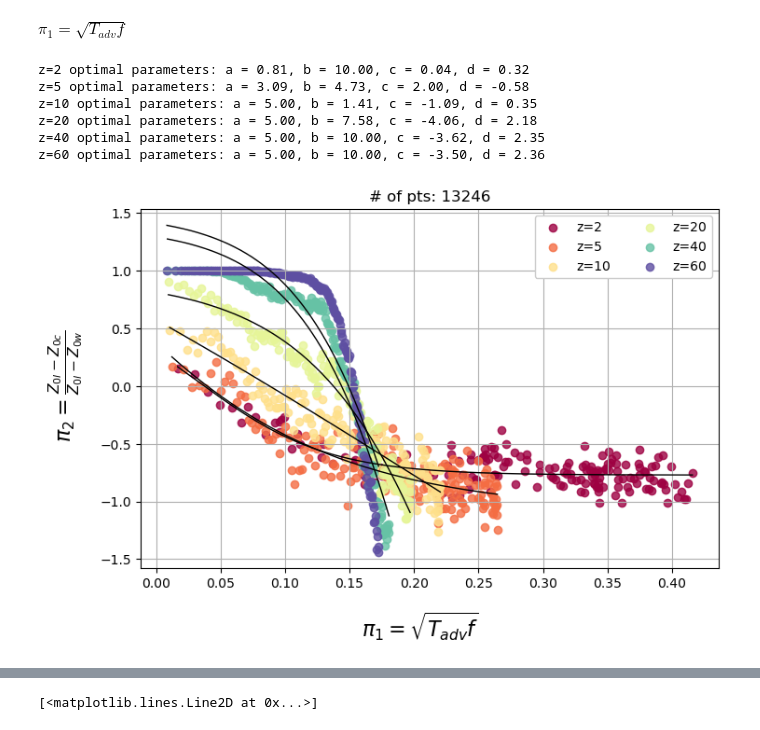
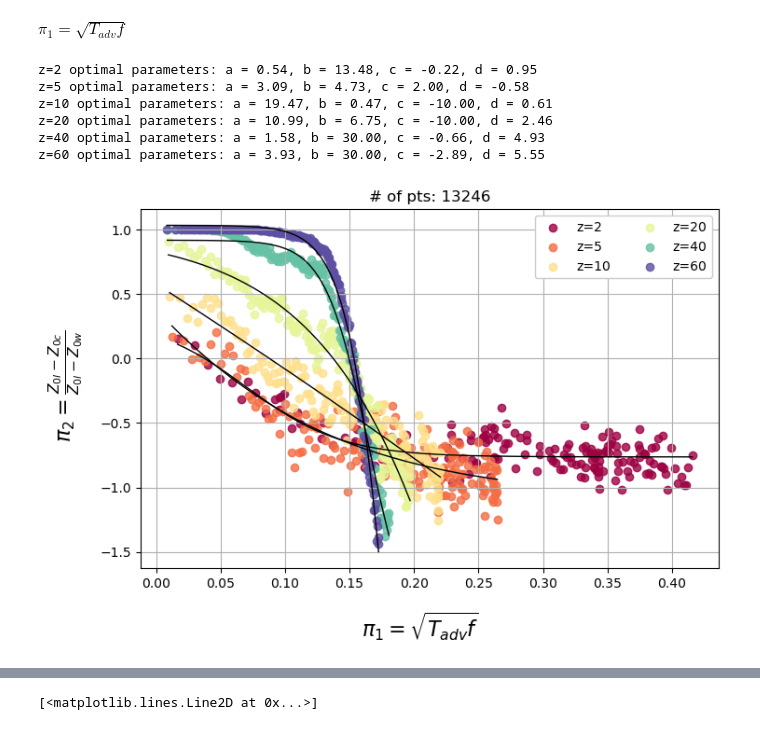
Before and after one commit to jameshlywiak/ABL-surface-layer, a Jupyter notebook: umn_LES.ipynb, the cells around one changed output, grey strips where cells are left out. Drawn from its saved outputs; the diff is of its cells as text; code cells hidden in the pictures.

```diff
--- a/umn_LES.ipynb
+++ b/umn_LES.ipynb
@@ -348,6 +320,8 @@ f = 2*np.sin(36.5*np.pi/180)*(7.29e-5)
 z0_land = 0.42
 z0_water = 0.00001
 
+ds['Z'] = (['Height', 'X_coast'], Z)
+
 #pi1 = 1/(tke_adv / (buoyancy*ds.WpTp)).where(mask, drop=True)
 #pi1 = (tadv*buoyancy*ds.WpTp/tke).where(mask, drop=True)
 #pi1 = (Z*buoyancy*ds.WpTp/(ds.U**3)).where(mask, drop=True)
@@ -356,7 +330,9 @@ z0_water = 0.00001
 #pi1 = ((tadv**2)*(tke_adv)/(vonk*Z)).where(mask, drop=True)
 #pi1 = (X*N2/(ds.U*f)).where(mask, drop=True)
 pi1 = np.sqrt(X*f/ds.U).where(mask, drop=True)
-pi2 = ((ds.z0-z0_land)/(z0_water-z0_land)).where(mask, drop=True)
+#pi2 = ((ds.z0-z0_land)/(z0_water-z0_land)).where(mask, drop=True)
+pi2 = (ds.z0/z0_land).where(mask, drop=True)
+pi3 = (z0_land / ds.Z).where(mask, drop=True)
 
 '''
 bins = np.arange(0, 0.41, 0.02)
@@ -370,7 +346,8 @@ for b,bin in enumerate(bins):
         prev_val = bin
 '''
 
-xdata = pi1.values.flatten()
+#xdata = pi1.values.flatten()
+xdata = pi3.values.flatten()
 ydata = pi2.values.flatten()
 x_range = np.linspace(min(xdata), max(xdata), 500)
 gaussian = norm.pdf(x_range, np.nanmean(xdata), np.nanstd(xdata))  # Gaussian in log-space
@@ -547,6 +524,12 @@ def cosh(x, a, b, c=0.8, d=0):
 
 def mod_tanh(x, a, b, c=1, d=0):
     return c - a*np.tanh(b*x - d)
+
+def neg_logistic(x, a=1, k=1, x0=0, L=1):
+    return 1 - (L / (1 + a*np.exp(-k*(x-x0))))
+
+def logistic(x, k=1, x0=0, L=1):
+    return L / (1 + np.exp(-k*(x-x0)))
 # %% [markdown]
 best one
 # %%
@@ -643,7 +823,7 @@ z=60 optimal parameters: a = 1.46, b = 0.27, c = -0.43, d = 2.44
 $\pi_1=\sqrt{T_{adv}f}$
 # %%
 ## select heights
-saveplt = 0
+saveplt = 1
 
 qheight = [2, 5, 10, 20, 40, 60]
 mask = (ds.X_coast >= 0) & (ds.X_coast <= 1400) & (ds.z0<1000) & (ds.z0>=1e-10) #& (ds.zL<=0.1) & (ds.zL>=-0.1)
@@ -665,17 +845,17 @@ colors = cmap(np.linspace(0, 1, N))
 
 #lower_bounds = np.array([0, 0, -1, -0.1])
 #upper_bounds = np.array([2, 10, 2, 0.5])
-lower_bounds = np.array([0, -10, -5, -5])
-upper_bounds = np.array([5, 10, 2, 5])
+lower_bounds = np.array([0, -20, -10, -10])
+upper_bounds = np.array([20, 30, 2, 10])
 
 opts = np.array([
-    [1, 1, 0.5, 0],
-    [1, 1, 0.5, 0],
-    [1, 1, 0.5, 0],
-    [1, 1, 0.5, 0],
-    [1, 1, 0.5, 1],
-    [1, 1, 0.5, 1],
-    [1, 1, 0.5, 0],
+    [0.1, 1, 2, 0],
+    [1, 1, 1, 0],
+    [2, 1, 0, 0],
+    [3, 1, -1, 0],
+    [4, 1, -2, 1],
+    [5, 1, -3, 1],
+    [6, 1, -4, 0],
 ])
 
 fig, ax = plt.subplots(1,1, figsize=(8,5))
@@ -701,38 +881,38 @@ for q,h in enumerate(qheight):
     xpts = np.linspace(xdata.min(), xdata.max(), 10000)
     #xpts = np.logspace(-2, 5, 10000)
     ax.plot(xpts, mod_tanh(xpts, *popt[q,:]), color='k', lw=1)
     #if q>3: ax.plot(xpts, mod_tanh(xpts, 10, b=0.1, c=1, d=0), color=colors[q], ls='--')
 
 ax.set_title(f'# of pts: {pi1.size}')
 
 #ax.annotate(r'$\leftarrow$ Lower TKE, Residence time',
 #            (1e-2, -1.8), fontsize=10,
 #            bbox=dict(facecolor='white', edgecolor='black'))
 #ax.annotate(r'Higher TKE, Residence time $\rightarrow$ ',
 #            (8e1, -1.8), fontsize=10,
 #            bbox=dict(facecolor='white', edgecolor='black'))
 #ax.annotate(r'$\leftarrow$ Higher $Z_{0c}$', (2e-3, -1.2),  fontsize=10, rotation='vertical',
 #            bbox=dict(facecolor='white', edgecolor='black'))
 #ax.annotate(r'Lower $Z_{0c} \rightarrow$ ', (2e-3, 0.1),  fontsize=10, rotation='vertical',
 #            bbox=dict(facecolor='white', edgecolor='black'))
 
 fig.supxlabel(r'$\pi_1=\sqrt{T_{adv}f}$', fontsize=16, y=-0.05)
 fig.supylabel(r'$\pi_2=\frac{Z_{0l}-Z_{0c}}{Z_{0l}-Z_{0w}}$', fontsize=16, x=0)
 
 #ax.set_xscale('log')
 #ax.set_yscale('log')
 #ax.set_ylim([-2, 1.4])
 #ax.set_xlim([1e-3, 1e5])
 ax.legend(ncol=2, framealpha=1, fontsize='medium')
 
 if saveplt == 1:
-    fig.savefig('z0_pi_sim.png', dpi=200, bbox_inches='tight')
-    fig.savefig('z0_pi_sim.pdf', dpi=200)
+    fig.savefig('z0_pi_sim_tadvf.png', dpi=200, bbox_inches='tight')
+    fig.savefig('z0_pi_sim_tadvf.pdf', dpi=200)
 # %% [output]
-z=2 optimal parameters: a = 0.81, b = 10.00, c = 0.04, d = 0.32
+z=2 optimal parameters: a = 0.54, b = 13.48, c = -0.22, d = 0.95
 z=5 optimal parameters: a = 3.09, b = 4.73, c = 2.00, d = -0.58
-z=10 optimal parameters: a = 5.00, b = 1.41, c = -1.09, d = 0.35
-z=20 optimal parameters: a = 5.00, b = 7.58, c = -4.06, d = 2.18
-z=40 optimal parameters: a = 5.00, b = 10.00, c = -3.62, d = 2.35
-z=60 optimal parameters: a = 5.00, b = 10.00, c = -3.50, d = 2.36
+z=10 optimal parameters: a = 19.47, b = 0.47, c = -10.00, d = 0.61
+z=20 optimal parameters: a = 10.99, b = 6.75, c = -10.00, d = 2.46
+z=40 optimal parameters: a = 1.58, b = 30.00, c = -0.66, d = 4.93
+z=60 optimal parameters: a = 3.93, b = 30.00, c = -2.89, d = 5.55
-[figure, old version]
+[figure, new version]
```
Also changed, not shown: parts of 9 cells of this notebook, 5 other files.
